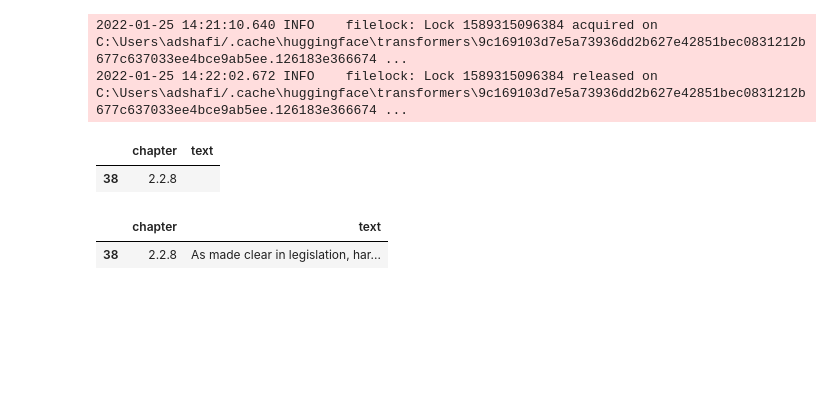
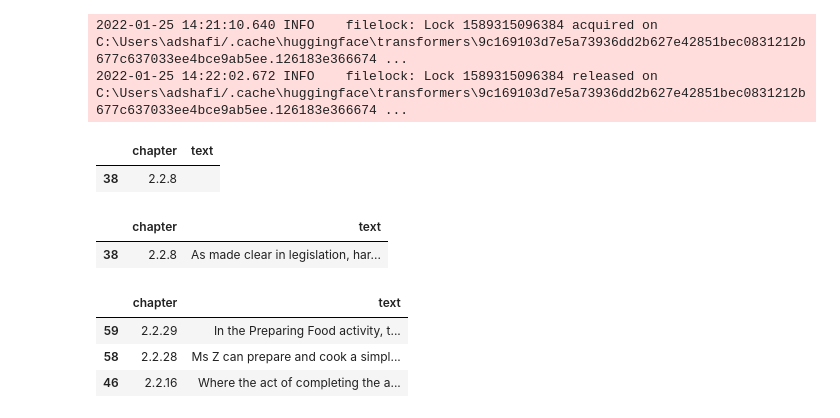
Before and after one commit to AdamShafi-Cap/text-summarisation, a Jupyter notebook: notebooks/Testing.ipynb, the cells around one changed output. Cells and saved outputs as stored; diff of their text form; code cells hidden in the pictures; blank space fills up the shorter version.

```diff
--- a/notebooks/Testing.ipynb
+++ b/notebooks/Testing.ipynb
@@ -111,7 +111,7 @@ def pdf_data_df(text):
     return a
 # %%
 test = pdf_data_df(text)
-test2 = pdf_data_df(pdf_data)
+a = pdf_data_df(pdf_data)
 # %%
 test[test['chapter']=='2.2.8']
 # %% [output]
@@ -138,6 +138,13 @@ def ask(q:str, X:pd.DataFrame, s:pd.DataFrame, n: int, model)->pd.Series:
     return s.loc[sorted_index.index].head(n)
 # %%
 ans = ask('preparing food activity', X=c, s=a, n=3, model=qa)
+# %%
+ans
+# %% [output]
+|  | chapter | text |
+| 59 | 2.2.29 | In the Preparing Food activity, t... |
+| 58 | 2.2.28 | Ms Z can prepare and cook a simpl... |
+| 46 | 2.2.16 | Where the act of completing the a... |
 # %%
 a.to_csv('paragraphs.csv', index=False)
 c.to_csv('paragraphs_embedded.csv', index=False)
```
Also changed, not shown: 1 other file.
